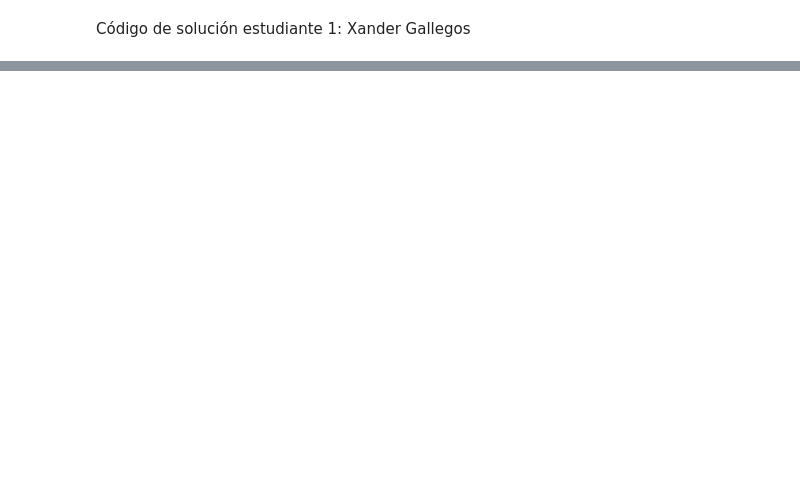
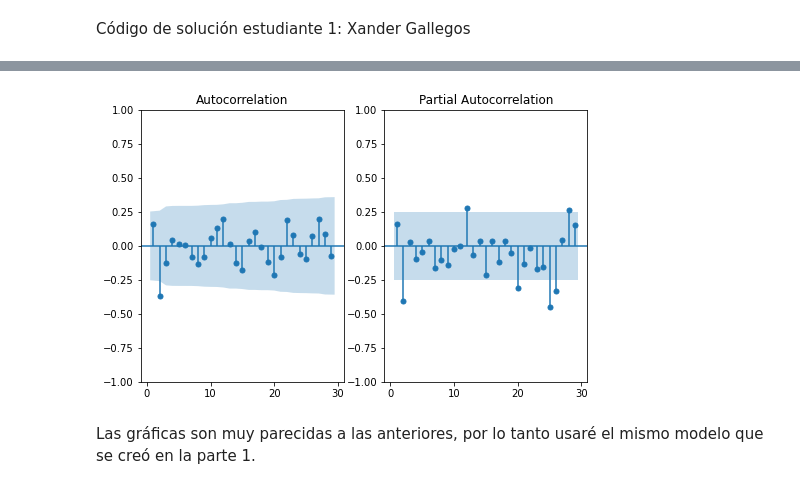
Before and after one commit to xagallegos/ProyectoConjunto_XGallegos_AYGonzales, a Jupyter notebook: Tarea2.ipynb, the cells around one changed output, grey strips where cells are left out. Saved outputs shown, nothing was run; the diff lists cells and outputs as text; code cells hidden in the pictures; blank space fills up the shorter version.

```diff
--- a/Tarea2.ipynb
+++ b/Tarea2.ipynb
@@ -50,0 +262,6 @@ Código de solución estudiante 2
+# %%
+plot_acf_pacf(train_split_scaled2, {'lags':29})
+# %% [output]
+[figure, added]
+# %% [markdown]
+Las gráficas son muy parecidas a las anteriores, por lo tanto usaré el mismo modelo que se creó en la parte 1.
```
Also changed, not shown: parts of 38 cells of this notebook, 1 other file.
